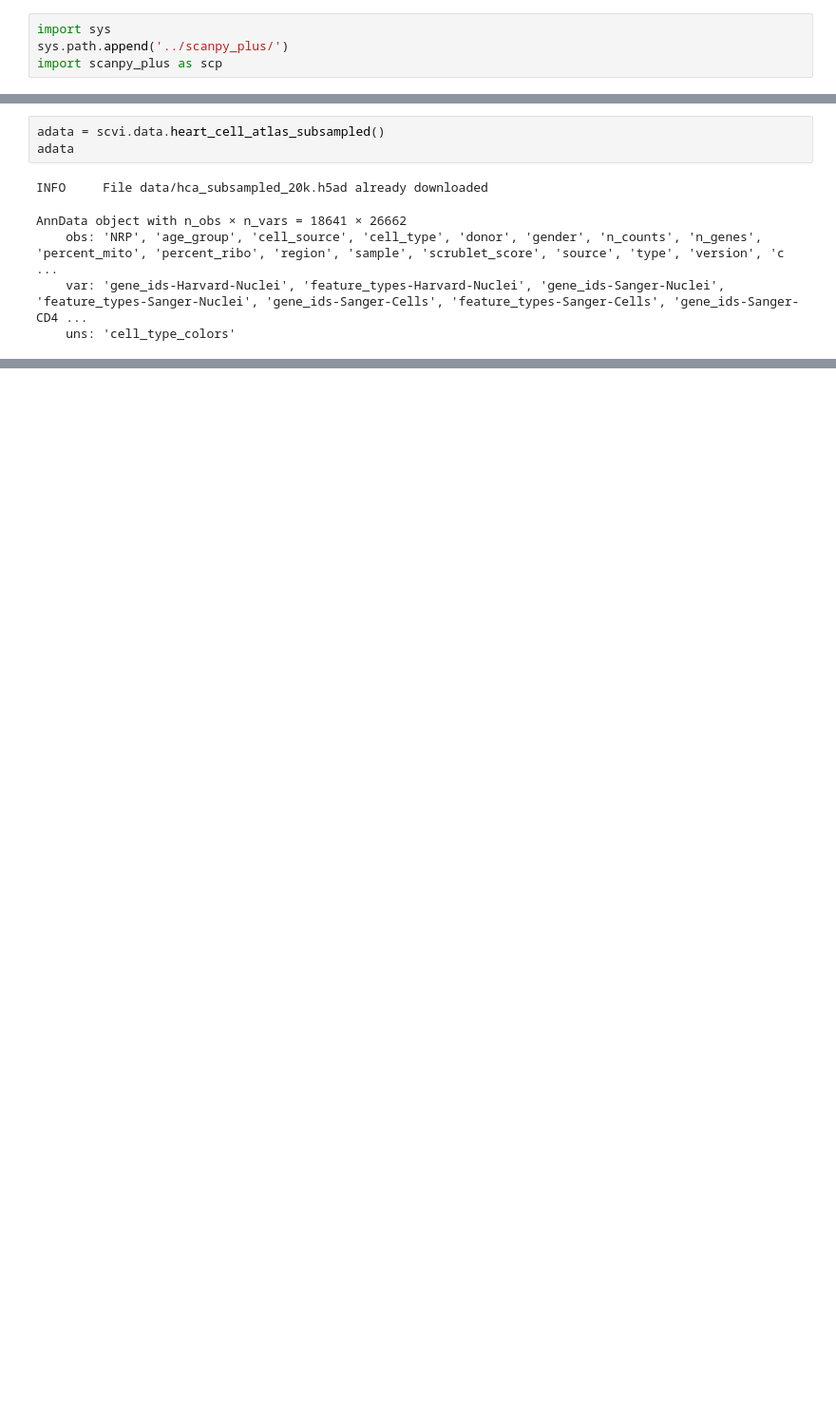
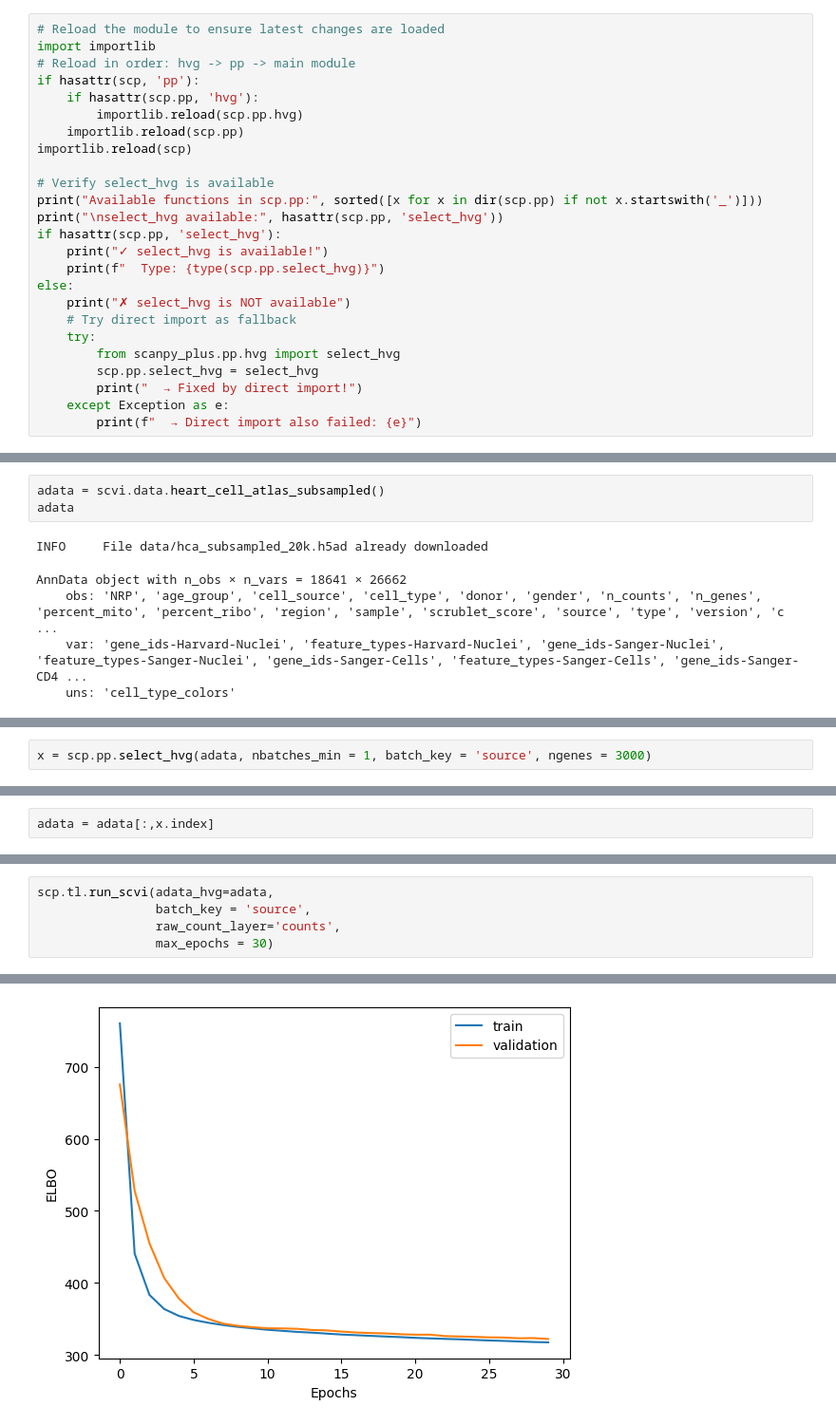
Before and after one commit to vjbaskar/scanpy_plus, a Jupyter notebook: tutorials/test.ipynb, the cells around one changed output, grey strips where cells are left out. Shown at 95% size. Cells and saved outputs as stored; diff of their text form; blank space fills up the shorter version.

Commit message:
Added get_hvg and scvi

```diff
--- a/tutorials/test.ipynb
+++ b/tutorials/test.ipynb
@@ -14,4 +14,25 @@ ai              get_from_raw.py is_outlier.py   pp
 # %%
-import sys
-sys.path.append('../scanpy_plus/')
-import scanpy_plus as scp
+# Reload the module to ensure latest changes are loaded
+import importlib
+# Reload in order: hvg -> pp -> main module
+if hasattr(scp, 'pp'):
+    if hasattr(scp.pp, 'hvg'):
+        importlib.reload(scp.pp.hvg)
+    importlib.reload(scp.pp)
+importlib.reload(scp)
+
+# Verify select_hvg is available
+print("Available functions in scp.pp:", sorted([x for x in dir(scp.pp) if not x.startswith('_')]))
+print("\nselect_hvg available:", hasattr(scp.pp, 'select_hvg'))
+if hasattr(scp.pp, 'select_hvg'):
+    print("✓ select_hvg is available!")
+    print(f"  Type: {type(scp.pp.select_hvg)}")
+else:
+    print("✗ select_hvg is NOT available")
+    # Try direct import as fallback
+    try:
+        from scanpy_plus.pp.hvg import select_hvg
+        scp.pp.select_hvg = select_hvg
+        print("  → Fixed by direct import!")
+    except Exception as e:
+        print(f"  → Direct import also failed: {e}")
@@ -42,0 +87,2 @@ scp.pp.
+# %%
+x = scp.pp.select_hvg(adata, nbatches_min = 1, batch_key = 'source', ngenes = 3000)
@@ -42,0 +105,2 @@ scp.pp.
+# %%
+adata = adata[:,x.index]
@@ -42,0 +129,6 @@ scp.pp.
+# %%
+scp.tl.run_scvi(adata_hvg=adata,
+                batch_key = 'source',
+                raw_count_layer='counts',
+                max_epochs = 30)
+# %% [output]
@@ -42,0 +150 @@ scp.pp.
+[figure, added]
```
Also changed, not shown: parts of 11 cells of this notebook, 4 other files.
